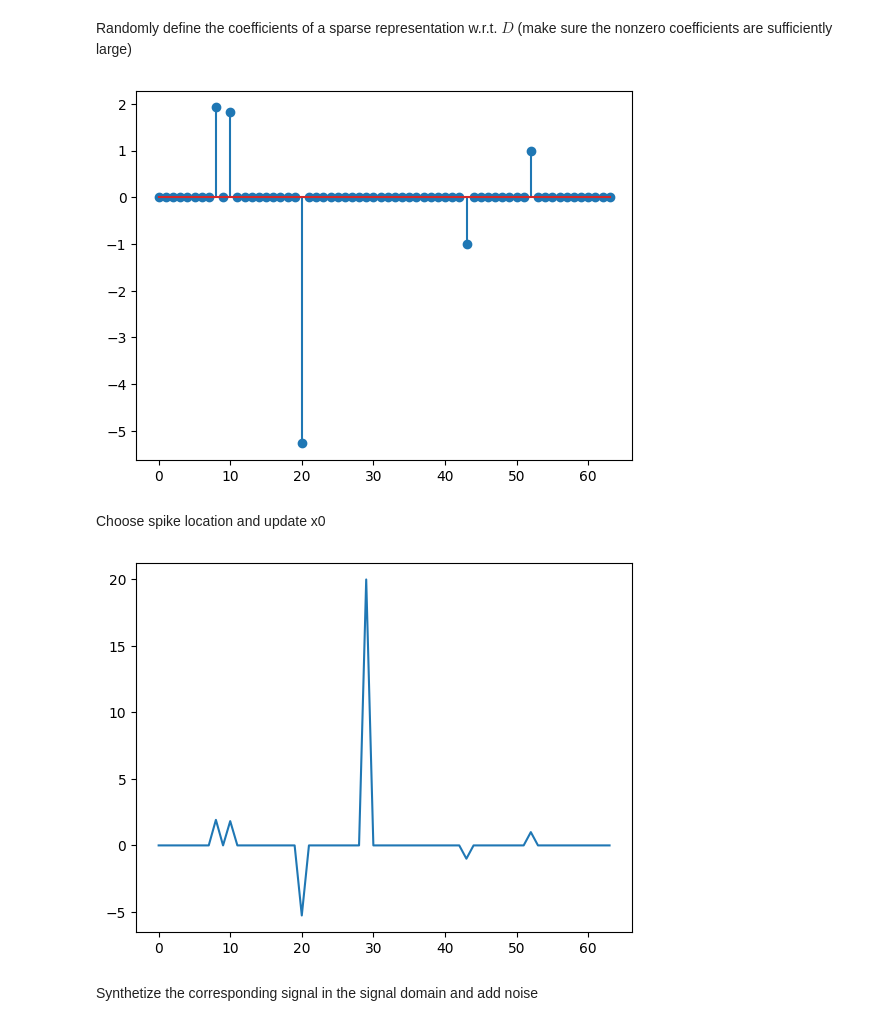
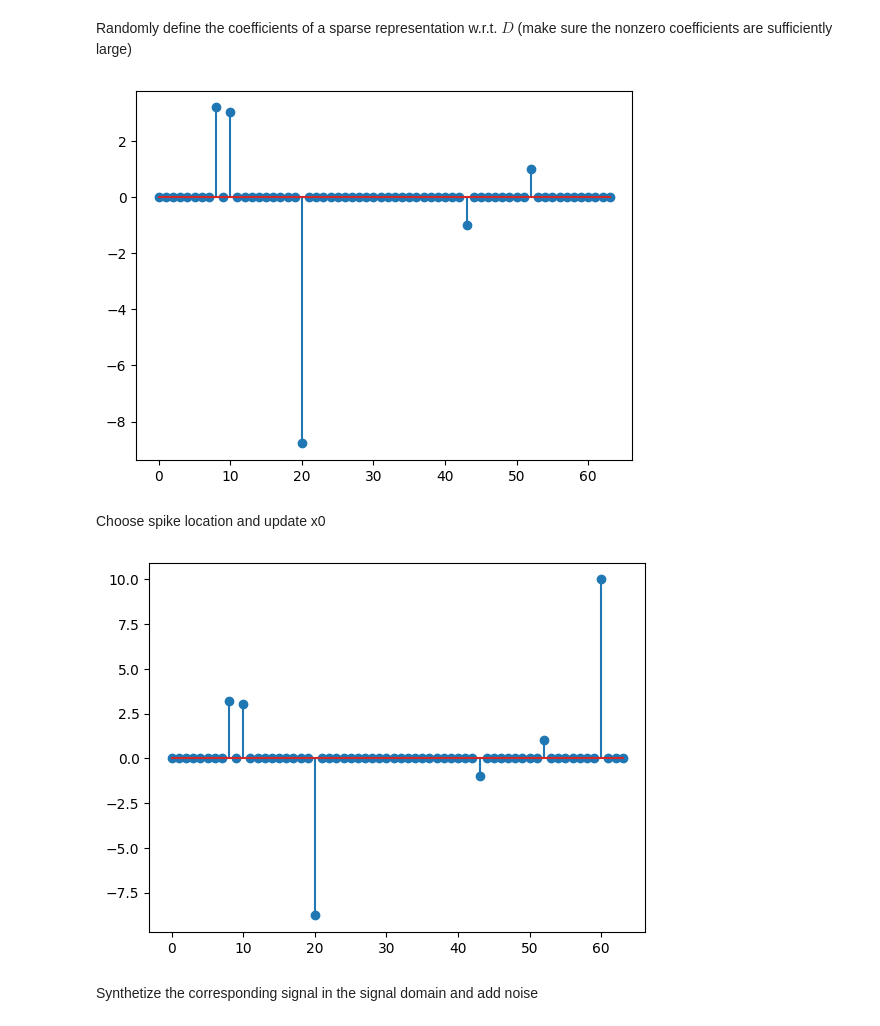
Before and after one commit to Ax-Time/m3ip-homework, a Jupyter notebook: labs/lez_6_matching_pursuit.ipynb, the cells around one changed output. Drawn from its saved outputs; the diff is of its cells as text; code cells hidden in the pictures.

```diff
--- a/labs/lez_6_matching_pursuit.ipynb
+++ b/labs/lez_6_matching_pursuit.ipynb
@@ -41,21 +41,21 @@ sigma_noise = 0.4
 # %% [markdown]
 Randomly define the coefficients of a sparse representation w.r.t. $D$ (make sure the nonzero coefficients are sufficiently large)
 # %%
-x0 = lib.Lsparse(N, L) * 3
+x0 = lib.Lsparse(N, L) * 5
 x0[np.abs(x0) < 1] = 1 * np.sign(x0[np.abs(x0) < 1])
 plt.stem(x0);
 # %% [output]
-[figure, old version]
+[figure, new version]
 # %% [markdown]
 
 
 Choose spike location and update x0
 # %%
-spikeLocation = np.random.choice(np.arange(N)[x0 == 0], 1).item()
-x0[spikeLocation] = 20
-plt.plot(x0);
+spikeLocation = np.random.choice(np.arange(M)[x0[M:] == 0], 1).item()
+x0[M + spikeLocation] = 10
+plt.stem(x0);
 # %% [output]
-[figure, old version]
+[figure, new version]
 # %% [markdown]
 Synthetize the corresponding signal in the signal domain and add noise
 # %%
```
Also changed, not shown: parts of 6 cells of this notebook, 1 other file.
